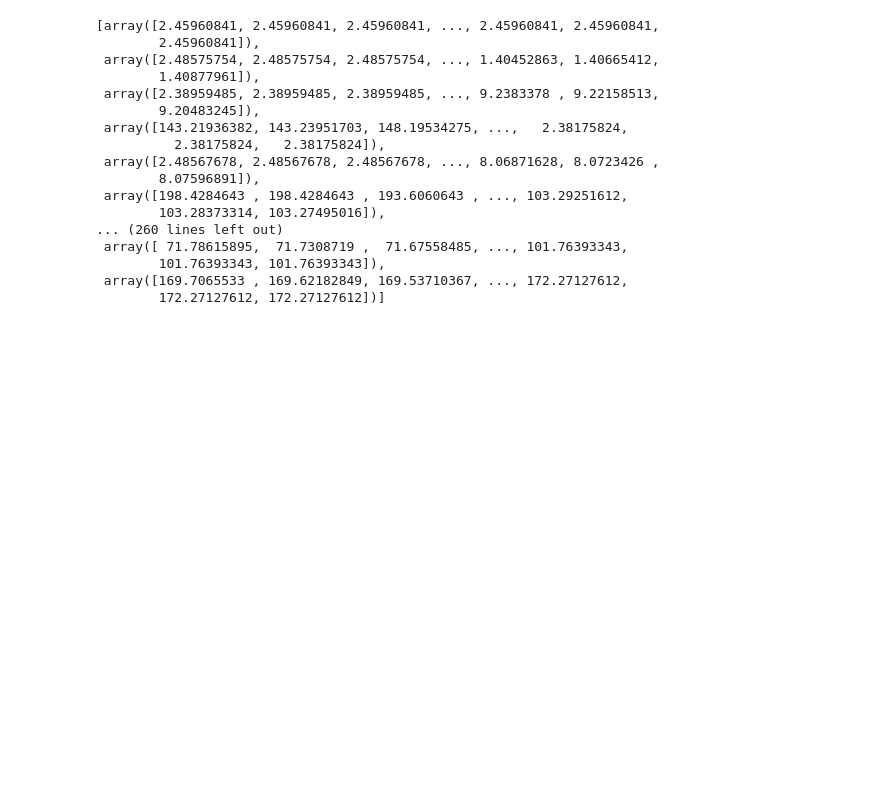
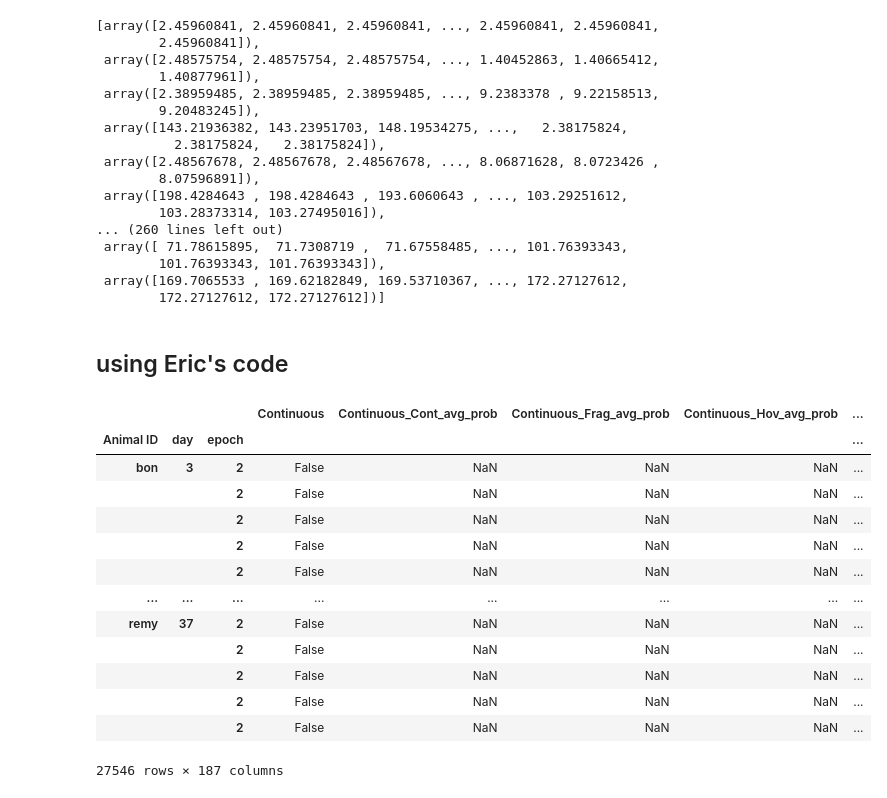
Before and after one commit to ZilongJi/AdaptiveAttractorForSequences, a Jupyter notebook: notebooks/get_decoding accuracy_from_encoding_model.ipynb, the cells around one changed output. Drawn from its saved outputs; the diff is of its cells as text; code cells hidden in the pictures; blank space fills up the shorter version.

```diff
--- a/notebooks/get_decoding accuracy_from_encoding_model.ipynb
+++ b/notebooks/get_decoding accuracy_from_encoding_model.ipynb
@@ -151,3 +151,44 @@ median_error_list
         101.76393343, 101.76393343]),
  array([169.7065533 , 169.62182849, 169.53710367, ..., 172.27127612,
         172.27127612, 172.27127612])]
+# %% [markdown]
+## using Eric's code
+# %%
+from src.parameters import PROCESSED_DATA_DIR
+from glob import glob
+
+
+PROCESSED_DATA_DIR = '/media/zilong/4TB Storage HDD/ReplayTrajectoryAnalysis/ReplayTrajectories/'
+def load_error_info():
+    data_type, dim = "clusterless", "1D"
+
+    file_paths = glob(
+        os.path.join(PROCESSED_DATA_DIR, f"*clusterless_1D_no_interneuron_replay_info_80.csv")
+    )
+    error_info = pd.concat(
+        [pd.read_csv(file_path) for file_path in file_paths], axis=0
+    ).set_index(["animal", "day", "epoch"])
+    error_info = error_info.rename(index={"Cor": "cor"}).rename_axis(
+        index={"animal": "Animal ID"}
+    )
+
+    return error_info.sort_index()
+
+
+error_info = load_error_info()
+error_info
+# %% [output]
+|  |  |  | Continuous | Continuous_Cont_avg_prob | Continuous_Frag_avg_prob | Continuous_Hov_avg_prob | ... |
+| Animal ID | day | epoch |  |  |  |  | ... |
+| bon | 3 | 2 | False | NaN | NaN | NaN | ... |
+|  |  | 2 | False | NaN | NaN | NaN | ... |
+|  |  | 2 | False | NaN | NaN | NaN | ... |
+|  |  | 2 | False | NaN | NaN | NaN | ... |
+|  |  | 2 | False | NaN | NaN | NaN | ... |
+| ... | ... | ... | ... | ... | ... | ... | ... |
+| remy | 37 | 2 | False | NaN | NaN | NaN | ... |
+|  |  | 2 | False | NaN | NaN | NaN | ... |
+|  |  | 2 | False | NaN | NaN | NaN | ... |
+|  |  | 2 | False | NaN | NaN | NaN | ... |
+|  |  | 2 | False | NaN | NaN | NaN | ... |
+27546 rows × 187 columns
```
Also changed, not shown: parts of 4 cells of this notebook, 10 other files.
